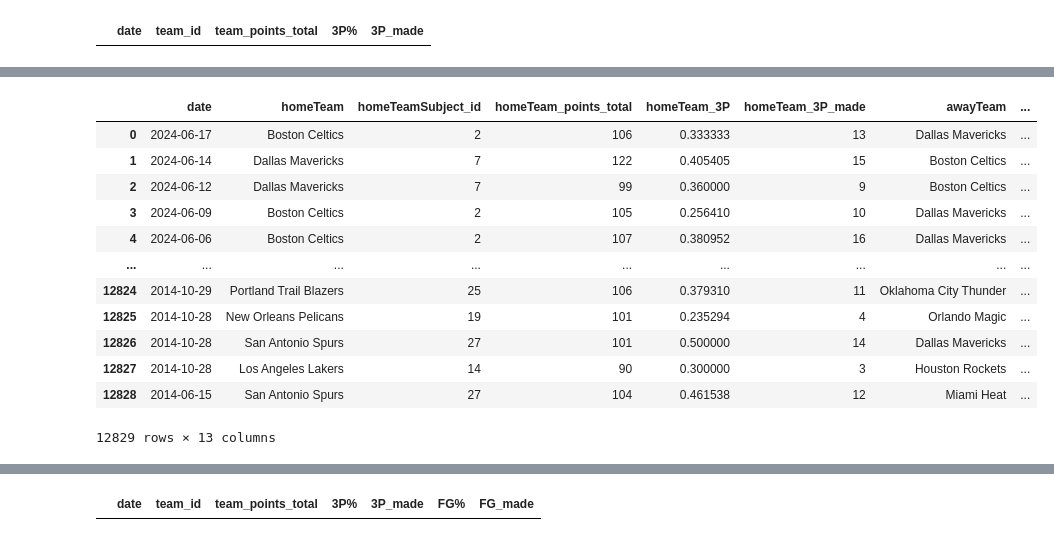
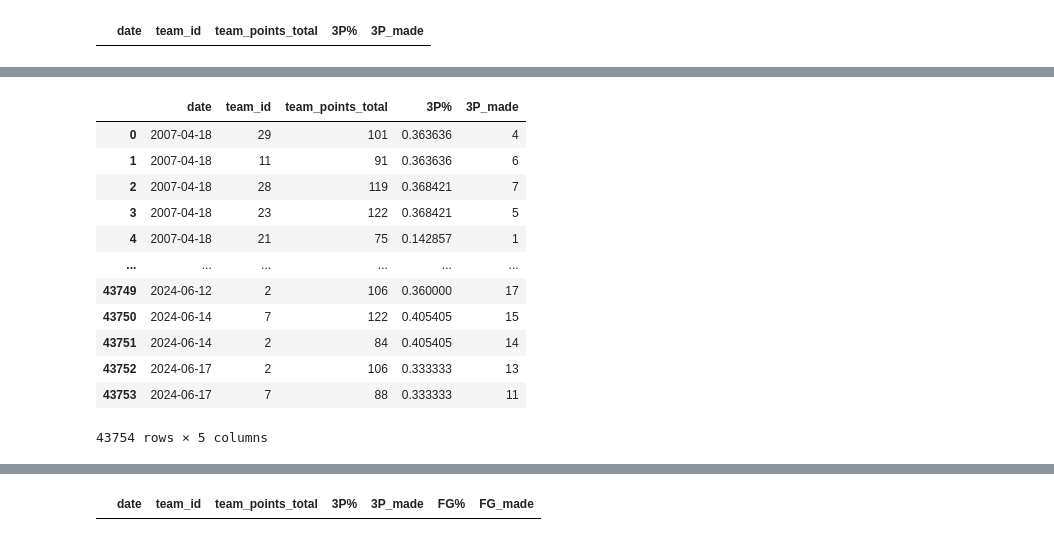
Before and after one commit to maxbraith/NBAModel, a Jupyter notebook: NBAModel/TimeSeriesML/timeSeriesWinner.ipynb, the cells around one changed output, grey strips where cells are left out. Drawn from its saved outputs; the diff is of its cells as text; code cells hidden in the pictures.

```diff
--- a/NBAModel/TimeSeriesML/timeSeriesWinner.ipynb
+++ b/NBAModel/TimeSeriesML/timeSeriesWinner.ipynb
@@ -58,7 +58,10 @@ subjectID_dict = {
     "SAS": 27,
     "TOR": 28,
     "UTA": 29,
-    "WAS": 30
+    "WAS": 30,
+    "NOH": 19,
+    "NJN": 3,
+    "SEA": 21
 }
 # %%
 df["homeTeamSubject_id"] = df["homeTeam_id"].map(subjectID_dict)
@@ -197,3 +199,0 @@ dfIDtoStat.head()
-# %%
-dfLim = dfLim.iloc[::-1].reset_index(drop=True)
-dfLim
@@ -214,3 +199,0 @@ dfLim
-# %%
-dfIDtoStat = dfIDtoStat.iloc[::-1].reset_index(drop=True)
-dfIDtoStat
@@ -419,5 +424,4 @@ dfLim2
 # %%
 #reformat the dates so they can be compared
-dfLim2['date'] = dfLim2['date'].apply(lambda x: datetime.strptime(x, "%Y-%m-%d"))
 dfLim2
 # %% [output]
@@ -802,18 +818,18 @@ dfIDtoStat3
 # %%
-#reverse df order - should now start with 2014
-dfLim3 = dfLim3.iloc[::-1].reset_index(drop=True)
-dfLim3
+#reverse order - should now start with 2014
+#dfIDtoStat3 = dfIDtoStat3.iloc[::-1].reset_index(drop=True)
+dfIDtoStat3
 # %% [output]
-|  | date | homeTeam | homeTeamSubject_id | homeTeam_points_total | homeTeam_3P | homeTeam_3P_made | awayTeam | ... |
-| 0 | 2024-06-17 | Boston Celtics | 2 | 106 | 0.333333 | 13 | Dallas Mavericks | ... |
-| 1 | 2024-06-14 | Dallas Mavericks | 7 | 122 | 0.405405 | 15 | Boston Celtics | ... |
-| 2 | 2024-06-12 | Dallas Mavericks | 7 | 99 | 0.360000 | 9 | Boston Celtics | ... |
-| 3 | 2024-06-09 | Boston Celtics | 2 | 105 | 0.256410 | 10 | Dallas Mavericks | ... |
-| 4 | 2024-06-06 | Boston Celtics | 2 | 107 | 0.380952 | 16 | Dallas Mavericks | ... |
-| ... | ... | ... | ... | ... | ... | ... | ... | ... |
-| 12824 | 2014-10-29 | Portland Trail Blazers | 25 | 106 | 0.379310 | 11 | Oklahoma City Thunder | ... |
-| 12825 | 2014-10-28 | New Orleans Pelicans | 19 | 101 | 0.235294 | 4 | Orlando Magic | ... |
-| 12826 | 2014-10-28 | San Antonio Spurs | 27 | 101 | 0.500000 | 14 | Dallas Mavericks | ... |
-| 12827 | 2014-10-28 | Los Angeles Lakers | 14 | 90 | 0.300000 | 3 | Houston Rockets | ... |
-| 12828 | 2014-06-15 | San Antonio Spurs | 27 | 104 | 0.461538 | 12 | Miami Heat | ... |
+|  | date | team_id | team_points_total | 3P% | 3P_made |
+| 0 | 2007-04-18 | 29 | 101 | 0.363636 | 4 |
+| 1 | 2007-04-18 | 11 | 91 | 0.363636 | 6 |
+| 2 | 2007-04-18 | 28 | 119 | 0.368421 | 7 |
+| 3 | 2007-04-18 | 23 | 122 | 0.368421 | 5 |
+| 4 | 2007-04-18 | 21 | 75 | 0.142857 | 1 |
+| ... | ... | ... | ... | ... | ... |
+| 43749 | 2024-06-12 | 2 | 106 | 0.360000 | 17 |
+| 43750 | 2024-06-14 | 7 | 122 | 0.405405 | 15 |
+| 43751 | 2024-06-14 | 2 | 84 | 0.405405 | 14 |
+| 43752 | 2024-06-17 | 2 | 106 | 0.333333 | 13 |
+| 43753 | 2024-06-17 | 7 | 88 | 0.333333 | 11 |
-12829 rows × 13 columns
+43754 rows × 5 columns
```
Also changed, not shown: parts of 82 cells of this notebook.
